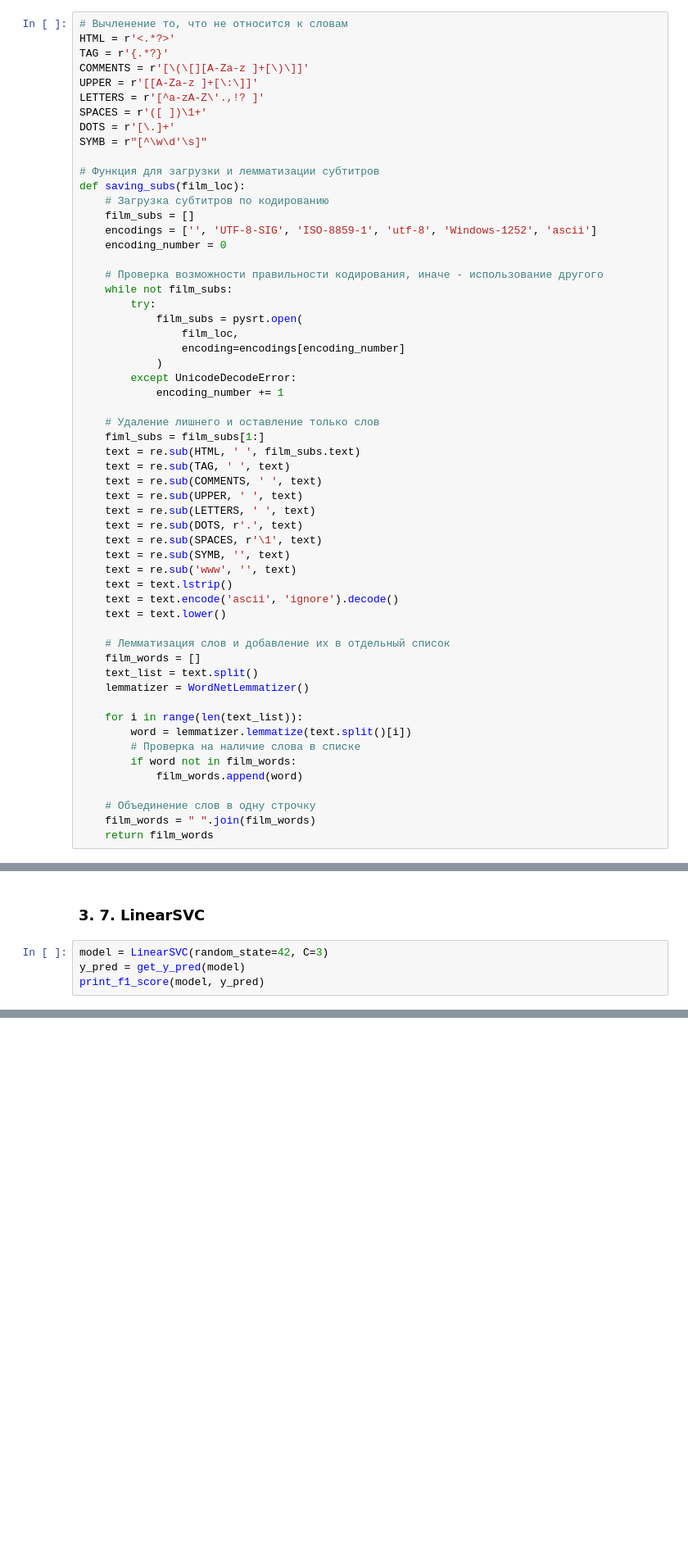
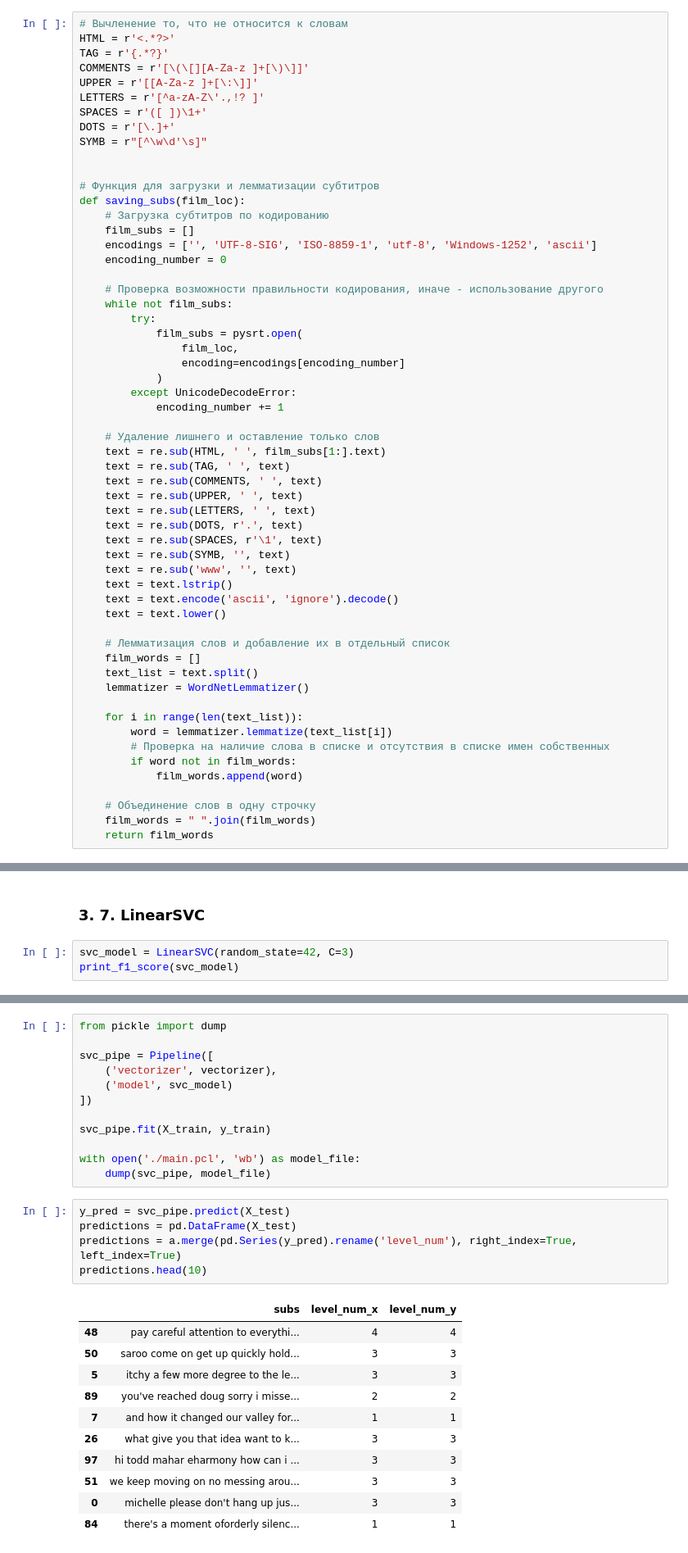
Before and after one commit to Midle68/movies_english_level, a Jupyter notebook: English_notebook.ipynb, the cells around one changed output, grey strips where cells are left out. Shown: that part at 82% size. Saved outputs shown, nothing was run; the diff lists cells and outputs as text; blank space fills up the shorter version.

```diff
--- a/English_notebook.ipynb
+++ b/English_notebook.ipynb
@@ -114,6 +130,7 @@ LETTERS = r'[^a-zA-Z\'.,!? ]'
 SPACES = r'([ ])\1+'
 DOTS = r'[\.]+'
 SYMB = r"[^\w\d'\s]"
+
 
 # Функция для загрузки и лемматизации субтитров
 def saving_subs(film_loc):
@@ -133,8 +150,7 @@ def saving_subs(film_loc):
             encoding_number += 1
 
     # Удаление лишнего и оставление только слов
-    fiml_subs = film_subs[1:]
-    text = re.sub(HTML, ' ', film_subs.text)
+    text = re.sub(HTML, ' ', film_subs[1:].text)
     text = re.sub(TAG, ' ', text)
     text = re.sub(COMMENTS, ' ', text)
     text = re.sub(UPPER, ' ', text)
@@ -153,8 +169,8 @@ def saving_subs(film_loc):
     lemmatizer = WordNetLemmatizer()
 
     for i in range(len(text_list)):
-        word = lemmatizer.lemmatize(text.split()[i])
-        # Проверка на наличие слова в списке
+        word = lemmatizer.lemmatize(text_list[i])
+        # Проверка на наличие слова в списке и отсутствия в списке имен собственных
         if word not in film_words:
             film_words.append(word)
 
@@ -431,8 +423,7 @@ SGDClassifier(l1_ratio=0.01, loss='huber', penalty='elasticnet',
 # %% [markdown]
 ### 3. 7. LinearSVC
 # %%
-model = LinearSVC(random_state=42, C=3)
-y_pred = get_y_pred(model)
-print_f1_score(model, y_pred)
+svc_model = LinearSVC(random_state=42, C=3)
+print_f1_score(svc_model)
 # %% [output]
 LinearSVC(C=3, random_state=42):
@@ -443,0 +450,29 @@ LinearSVC(C=3, random_state=42):
+# %%
+from pickle import dump
+
+svc_pipe = Pipeline([
+    ('vectorizer', vectorizer),
+    ('model', svc_model)
+])
+
+svc_pipe.fit(X_train, y_train)
+
+with open('./main.pcl', 'wb') as model_file:
+    dump(svc_pipe, model_file)
+# %%
+y_pred = svc_pipe.predict(X_test)
+predictions = pd.DataFrame(X_test)
+predictions = a.merge(pd.Series(y_pred).rename('level_num'), right_index=True, left_index=True)
+predictions.head(10)
+# %% [output]
+|  | subs | level_num_x | level_num_y |
+| 48 | pay careful attention to everythi... | 4 | 4 |
+| 50 | saroo come on get up quickly hold... | 3 | 3 |
+| 5 | itchy a few more degree to the le... | 3 | 3 |
+| 89 | you've reached doug sorry i misse... | 2 | 2 |
+| 7 | and how it changed our valley for... | 1 | 1 |
+| 26 | what give you that idea want to k... | 3 | 3 |
+| 97 | hi todd mahar eharmony how can i ... | 3 | 3 |
+| 51 | we keep moving on no messing arou... | 3 | 3 |
+| 0 | michelle please don't hang up jus... | 3 | 3 |
+| 84 | there's a moment oforderly silenc... | 1 | 1 |
```
Also changed, not shown: parts of 20 cells of this notebook, 1 other file.
